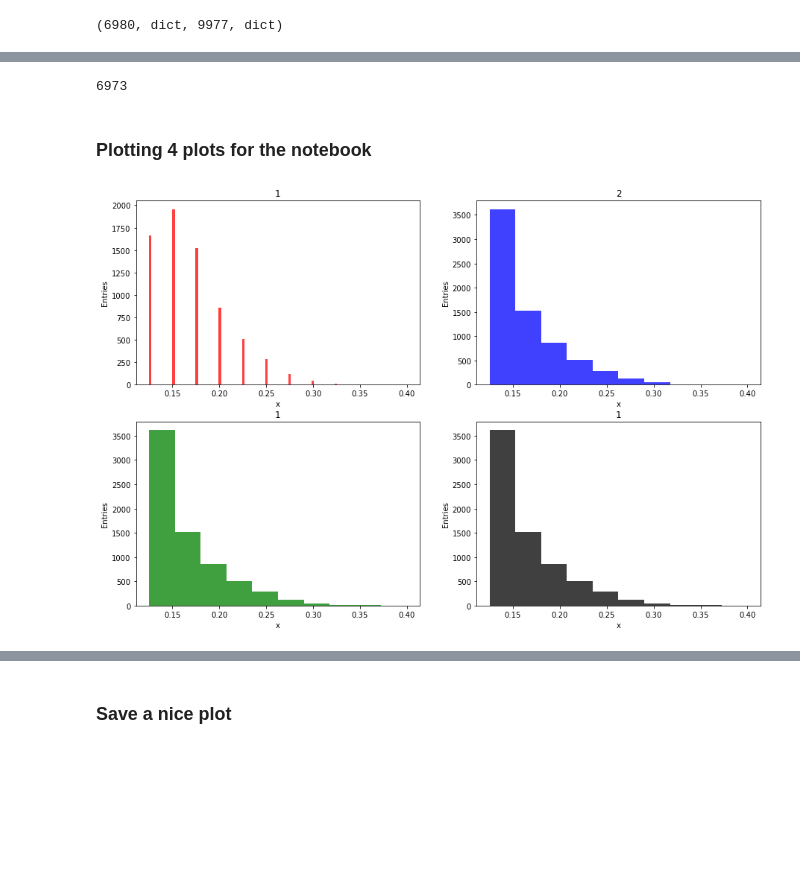
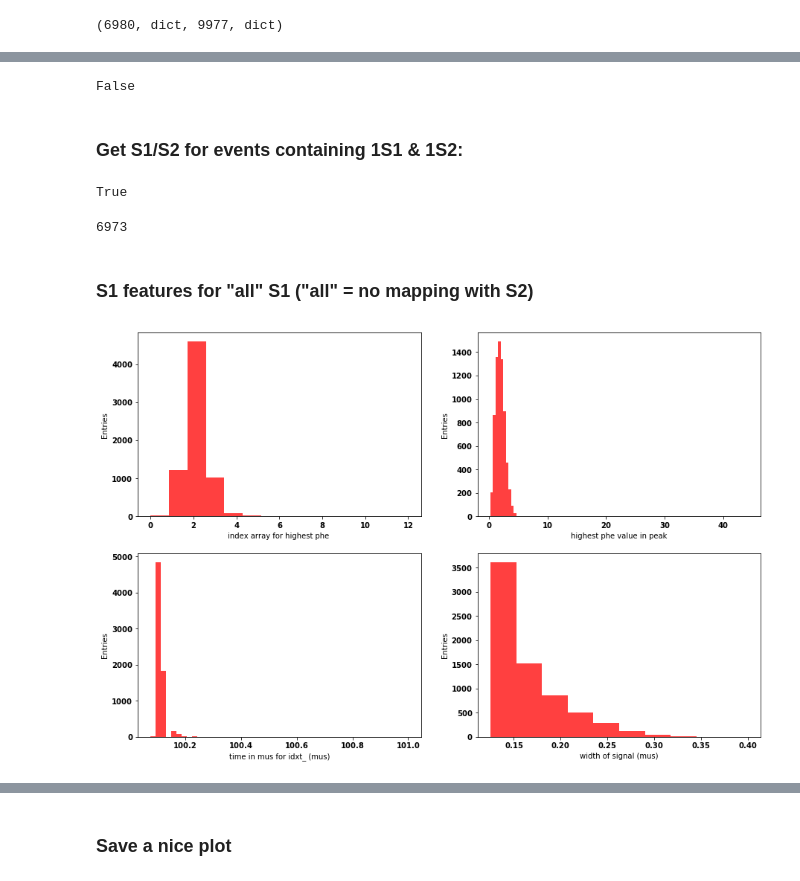
Before and after one commit to neuslopez/ICARO, a Jupyter notebook: KrAna_2.ipynb, the cells around one changed output, grey strips where cells are left out. Cells and saved outputs as stored; diff of their text form; code cells hidden in the pictures; blank space fills up the shorter version.

Commit message:
Added plots that use S1S2prop class

```diff
--- a/KrAna_2.ipynb
+++ b/KrAna_2.ipynb
@@ -37,5 +39,4 @@ t0 = time()
 # %%
-# Open Krypton MC file
 #%%
 mydf_file = os.environ['IC_DATA']+'/Kr/pmaps_NEXT_v0_08_09_Kr_ACTIVE_1_0_7bar__10000.root.h5'
 print(mydf_file)
@@ -43,8 +44,8 @@ print(mydf_file)
 mydf = pf.read_pmaps(mydf_file)
 #mydf
 list(map(type, mydf))
-S1df = mydf[0]
-S2df = mydf[1]
+S1df   = mydf[0]
+S2df   = mydf[1]
 S2Sidf = mydf[2]
 print('S1df entries (tbins x events):',len(S1df))
 print('S2df entries (tbins x events):',len(S2df))
@@ -55,18 +56,18 @@ print('Keys of S2df panda dataframe: {} '.format(S2df.keys()))
 print('Keys of S2Sidf panda dataframe: {} '.format(S2Sidf.keys()))
 
 # Convert S12df object  (an S12 pytable read as a PD dataframe) and return an S12L dictionary (list of dict, first dict)
-S1 = pf.s12df_to_s12l(S1df,10000)
-S2 = pf.s12df_to_s12l(S2df,10000)
+S1dict = pf.s12df_to_s12l(S1df,10000)
+S2dict = pf.s12df_to_s12l(S2df,10000)
 
-evid_S1min = sorted(S1.keys())[0]
-evid_S1max = sorted(S1.keys())[-1]
-evid_S2min = sorted(S2.keys())[0]
-evid_S2max = sorted(S2.keys())[-1]
+evid_S1min = sorted(S1dict.keys())[0]
+evid_S1max = sorted(S1dict.keys())[-1]
+evid_S2min = sorted(S2dict.keys())[0]
+evid_S2max = sorted(S2dict.keys())[-1]
 print('First/last event ID (first item in sorted S1 dictionary): {}/{}'.format(evid_S1min,evid_S1max))
 print('First/last event ID (first item in sorted S2 dictionary): {}/{}'.format(evid_S2min,evid_S2max))
-print('Total number of events in S1 = {}'.format(len(S1)))
-print('Total number of events in S2 = {}'.format(len(S2)))
-len(S1), type(S1), len(S2), type(S2)
+print('Total number of events in S1 = {}'.format(len(S1dict)))
+print('Total number of events in S2 = {}'.format(len(S2dict)))
+len(S1dict), type(S1dict), len(S2dict), type(S2dict)
 # %% [output]
 /Users/neus/InvCities/data/Kr/pmaps_NEXT_v0_08_09_Kr_ACTIVE_1_0_7bar__10000.root.h5
 S1df entries (tbins x events): 51993
@@ -101 +86,18 @@ True
+# %%
+S1 = prop.S12Prop(S1dict)
+S2 = prop.S12Prop(S2dict)
+
+type(S1)
+S2.length(), S1.length()
+S1._dict().keys() == S2._dict().keys()
+# %% [output]
+False
+# %% [markdown]
+### Get S1/S2 for events containing 1S1 & 1S2:
+# %%
+S1map = S1.S1S2mapd(S2)[0]
+S2map = S1.S1S2mapd(S2)[1]
+S1map._dict().keys() == S2map._dict().keys()
+# %% [output]
+True
 # %%
@@ -103,18 +105,18 @@ len(_S1map.wS12_)
 # %% [output]
 6973
-# %% [markdown]
-### Plotting 4 plots for the notebook
+# %% [markdown]
+### S1 features for "all" S1 ("all" = no mapping with S2)
 # %%
 fig = plt.subplots(nrows = 1, ncols=2, figsize=(15, 10))
+plt.rc('font', weight='bold')
 plt.subplot(221)
-prop.myhistos(_S1map.wS12_, 100 ,0., 0.4, color="red",title="1", xlabel ="x", ylabel = "Entries")
+prop.multh(S1.idxt_,    14,  color= "red",title= "", xlabel ="index array for highest phe ", ylabel= "Entries")
 plt.subplot(222)
-prop.myhistos(_S1map.wS12_, 10 ,0., 0.4, color="blue",title="2", xlabel ="x", ylabel = "Entries")
+prop.multh(S1.S12SigE_, 100, color= "red",title= "", xlabel ="highest phe value in peak", ylabel= "Entries")
 plt.subplot(223)
-prop.myhistos(_S1map.wS12_, 10 ,0., 0.4, color="green",title="1", xlabel ="x", ylabel = "Entries")
+prop.multh(S1.S12Sigt_, 50, color= "red",title= "", xlabel ="time in mus for idxt_ (mus)", ylabel= "Entries")
 plt.subplot(224)
-prop.myhistos(_S1map.wS12_, 10 ,0., 0.4, color="black",title="1", xlabel ="x", ylabel = "Entries")
-#a.savefig("fig_red")
+prop.multh(S1.wS12_,    10 , color= "red",title= "", xlabel ="width of signal (mus)", ylabel= "Entries")
 plt.show()
 # %% [output]
-[figure, old version]
+[figure, new version]
```
Also changed, not shown: parts of 22 cells of this notebook, 2 other files.
